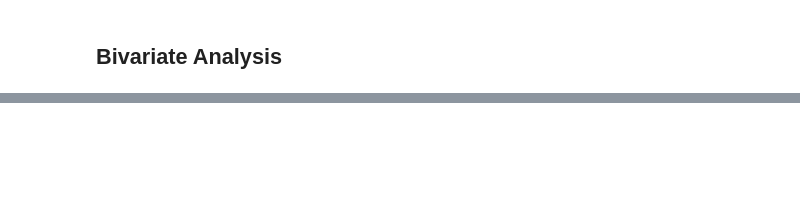
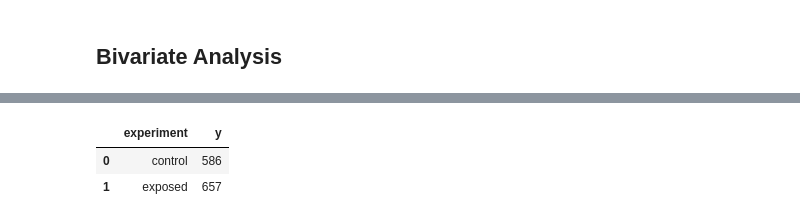
Before and after one commit to benbel376/SmartAd_service_analysis, a Jupyter notebook: notebooks/data_overview.ipynb, the cells around one changed output, grey strips where cells are left out. Saved outputs shown, nothing was run; the diff lists cells and outputs as text; code cells hidden in the pictures; blank space fills up the shorter version.

```diff
--- a/notebooks/data_overview.ipynb
+++ b/notebooks/data_overview.ipynb
@@ -101,0 +112,8 @@ viz.plot_bar(clean_df,"experiment", "yes", "Experiment groups")
+# %%
+# the aggregation of the data by experiment
+
+ab_summary = clean_df.pivot_table(values = "yes", index = "experiment")
+# %% [output]
+|  | experiment | y |
+| 0 | control | 586 |
+| 1 | exposed | 657 |
```
Also changed, not shown: parts of 3 cells of this notebook, 5 other files.
